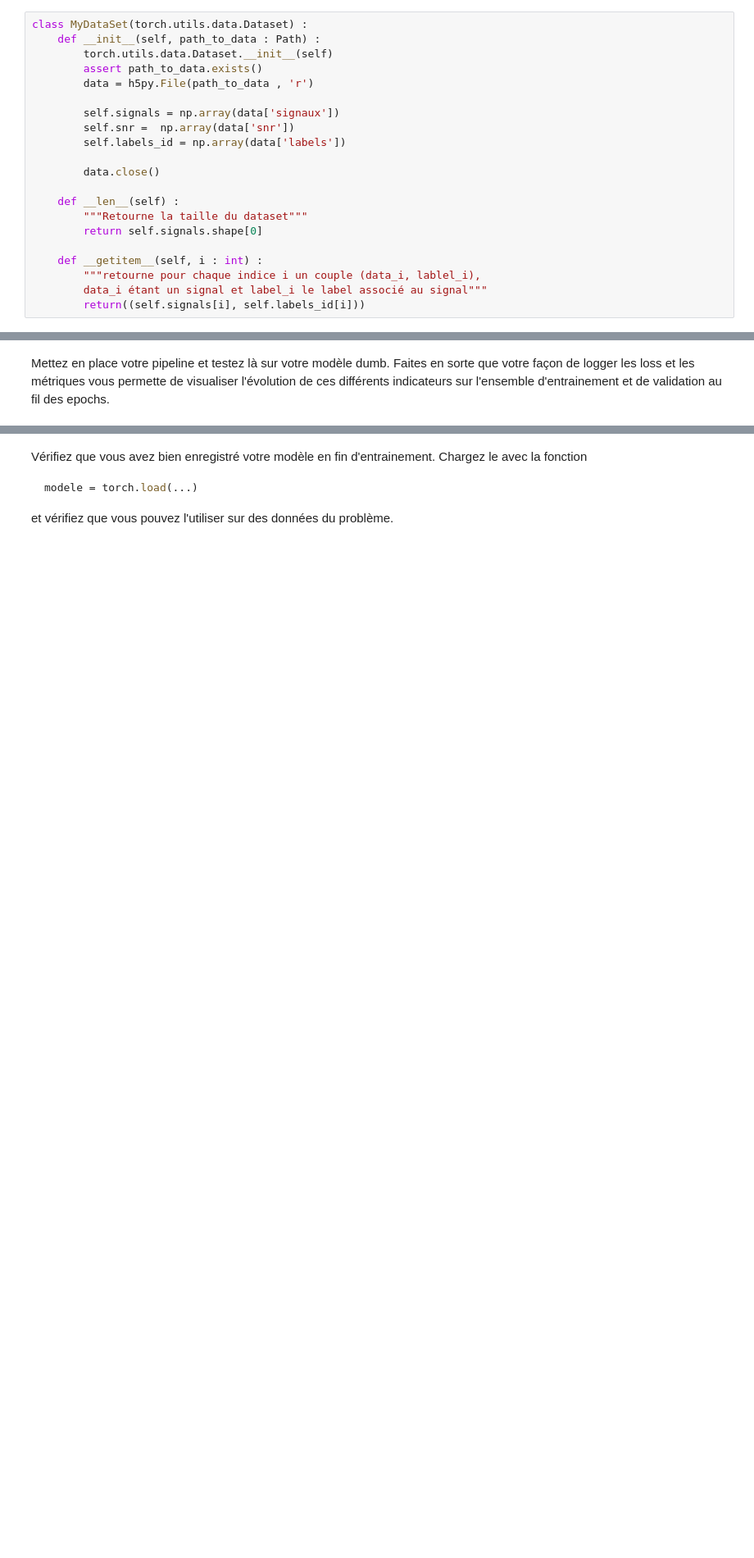
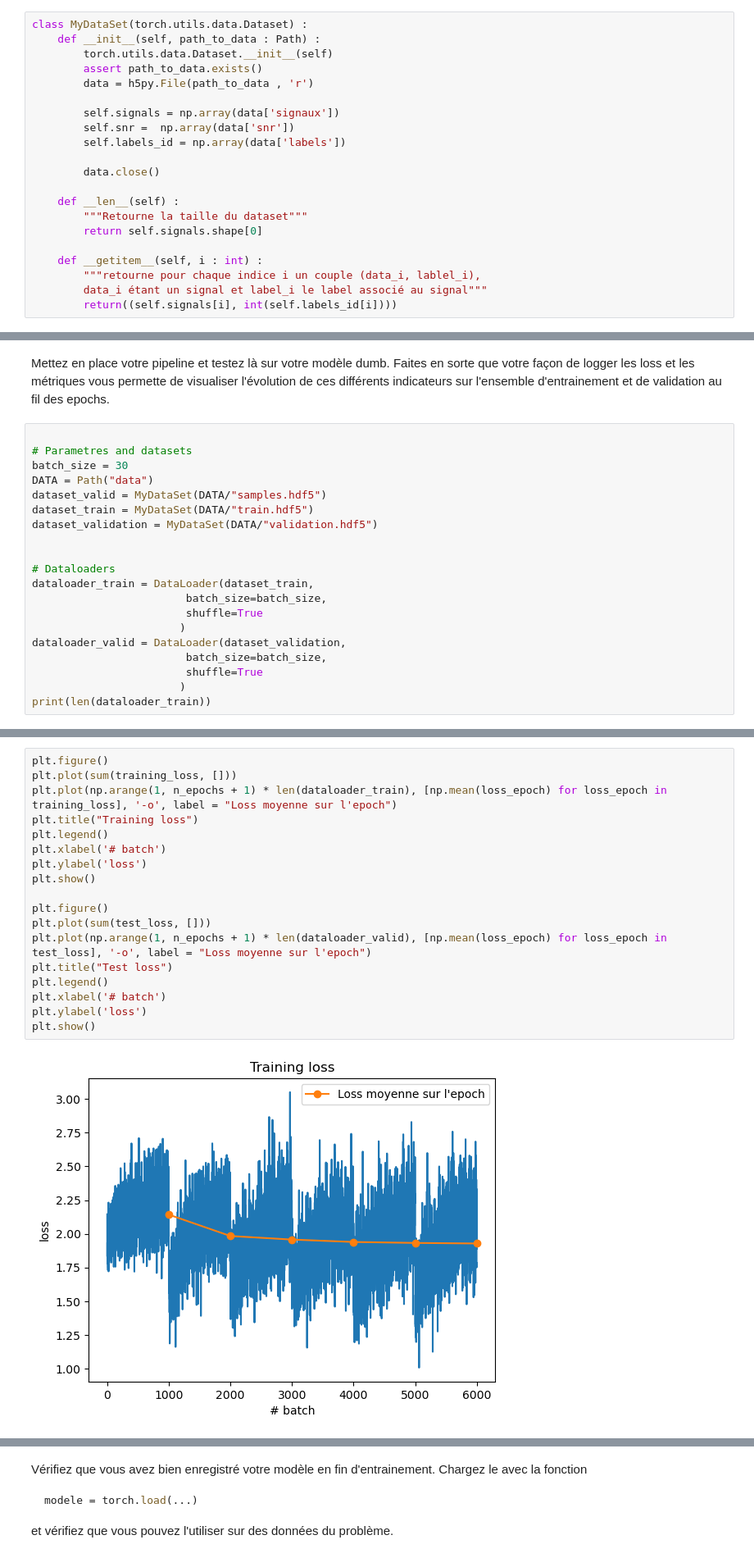
Before and after one commit to balthazarneveu/MVA23_SIGNAL, a Jupyter notebook: lab_03/dlts_tp3.ipynb, the cells around one changed output, grey strips where cells are left out. Shown at 82% size. Drawn from its saved outputs; the diff is of its cells as text; blank space fills up the shorter version.

````diff
--- a/lab_03/dlts_tp3.ipynb
+++ b/lab_03/dlts_tp3.ipynb
@@ -186,7 +184,7 @@ class MyDataSet(torch.utils.data.Dataset) :
     def __getitem__(self, i : int) :
         """retourne pour chaque indice i un couple (data_i, lablel_i),
         data_i étant un signal et label_i le label associé au signal"""
-        return((self.signals[i], self.labels_id[i]))
+        return((self.signals[i], int(self.labels_id[i])))
 # %% [markdown]
 Instanciez un objet dataset et testez le sur les données samples
 ```python
@@ -362,3 +374,23 @@ torch.save(model, chemin_vers_sauvegarde_model)
 ```
 # %% [markdown]
 Mettez en place votre pipeline et testez là sur votre modèle dumb. Faites en sorte que votre façon de logger les loss et les métriques vous permette de visualiser l'évolution de ces différents indicateurs sur l'ensemble d'entrainement et de validation au fil des epochs.
+# %%
+
+# Parametres and datasets
+batch_size = 30
+DATA = Path("data")
+dataset_valid = MyDataSet(DATA/"samples.hdf5")
+dataset_train = MyDataSet(DATA/"train.hdf5")
+dataset_validation = MyDataSet(DATA/"validation.hdf5")
+
+
+# Dataloaders
+dataloader_train = DataLoader(dataset_train,
+                        batch_size=batch_size,
+                        shuffle=True
+                       )
+dataloader_valid = DataLoader(dataset_validation,
+                        batch_size=batch_size,
+                        shuffle=True
+                       )
+print(len(dataloader_train))
@@ -364,0 +474,20 @@ Mettez en place votre pipeline et testez là sur votre modèle dumb. Faites en s
+# %%
+plt.figure()
+plt.plot(sum(training_loss, []))
+plt.plot(np.arange(1, n_epochs + 1) * len(dataloader_train), [np.mean(loss_epoch) for loss_epoch in training_loss], '-o', label = "Loss moyenne sur l'epoch")
+plt.title("Training loss")
+plt.legend()
+plt.xlabel('# batch')
+plt.ylabel('loss')
+plt.show()
+
+plt.figure()
+plt.plot(sum(test_loss, []))
+plt.plot(np.arange(1, n_epochs + 1) * len(dataloader_valid), [np.mean(loss_epoch) for loss_epoch in test_loss], '-o', label = "Loss moyenne sur l'epoch")
+plt.title("Test loss")
+plt.legend()
+plt.xlabel('# batch')
+plt.ylabel('loss')
+plt.show()
+# %% [output]
+[figure, added]
````
Also changed, not shown: parts of 9 cells of this notebook, 1 other file.
